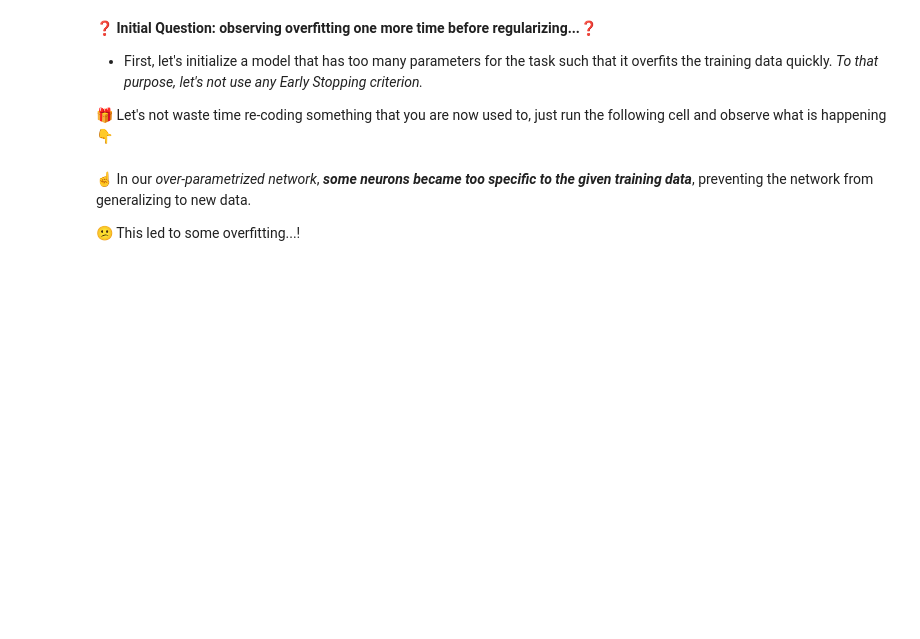
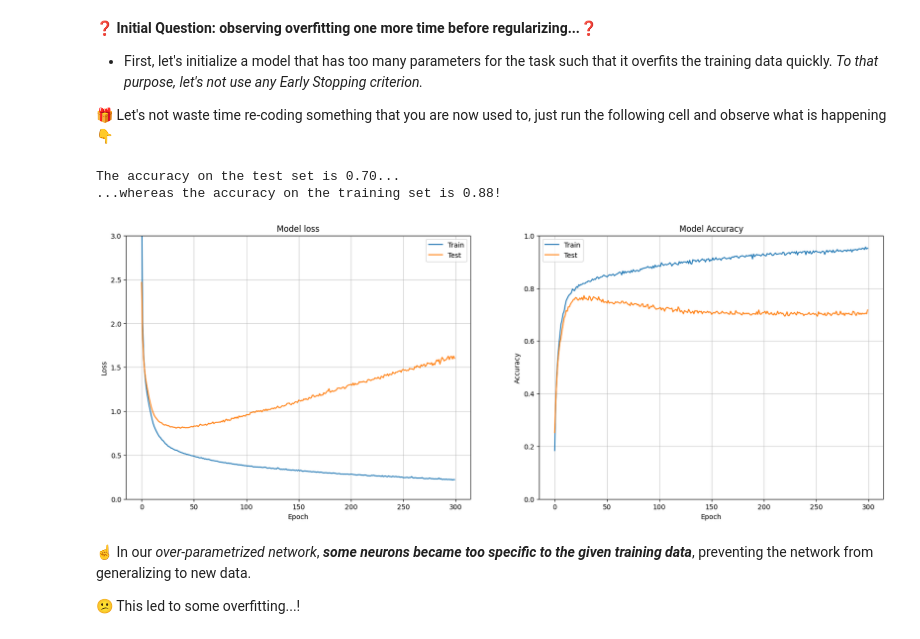
Before and after one commit to mariazog/data-how-to-properly-prevent-overfitting, a Jupyter notebook: how_to_properly_prevent_overfitting.ipynb, the cells around one changed output. Saved outputs shown, nothing was run; the diff lists cells and outputs as text; code cells hidden in the pictures; blank space fills up the shorter version.

```diff
--- a/how_to_properly_prevent_overfitting.ipynb
+++ b/how_to_properly_prevent_overfitting.ipynb
@@ -308,0 +424,9 @@ Use the `EarlyStopping` criterion with a patience of 30 epochs, plot the results
+# %%
+# YOUR CODE HERE
+es = EarlyStopping(patience=20, restore_best_weights=True)
+
+model.fit(X_train, y_train,
+          batch_size=16,
+          epochs=1000,
+          validation_split=0.3,
+          callbacks=[es])
@@ -439,34 +588,42 @@ history = model.fit(X_train,
 🎁 Let's not waste time re-coding something that you are now used to, just run the following cell and observe what is happening 👇
 # %%
 # RUN THIS CELL
+from tensorflow.keras import regularizers, Sequential, layers
+# 1. Model Architecture
+reg_l1 = regularizers.L1(0.01)
+reg_l2 = regularizers.L2(0.01)
+reg_l1_l2 = regularizers.l1_l2(l1=0.005, l2=0.0005)
 
-# 1. Model Architecture
 model = models.Sequential()
 model.add(layers.Dense(25, activation='relu', input_dim=10))
-model.add(layers.Dense(10, activation='relu'))
+model.add(layers.Dense(10, activation='relu', kernel_regularizer=reg_l2))
 model.add(layers.Dense(8, activation='softmax'))
 
 # 2. Model compilation
 model.compile(loss='categorical_crossentropy',
               optimizer='adam',
               metrics=['accuracy'])
 
 # 3. Training
 history = model.fit(X_train, y_train,
                     validation_split = 0.3,
                     epochs = 300,           # Notice that we are not using any Early Stopping Criterion
                     batch_size = 16,
                     verbose=0)
 
 # 4. Evaluation
 results_train = model.evaluate(X_train, y_train, verbose = 0)
 results_test = model.evaluate(X_test, y_test, verbose = 0)
 
 
 # 5. Looking back at what happened during the training phase
 print(f'The accuracy on the test set is {results_test[1]:.2f}...')
 print(f'...whereas the accuracy on the training set is {results_train[1]:.2f}!')
 plot_loss_accuracy(history)
+# %% [output]
+The accuracy on the test set is 0.70...
+...whereas the accuracy on the training set is 0.88!
+[figure, added]
 # %% [markdown]
 ☝️ In our *over-parametrized network*, ***some neurons became too specific to the given training data***, preventing the network from generalizing to new data.
 
```
Also changed, not shown: parts of 34 cells of this notebook.
